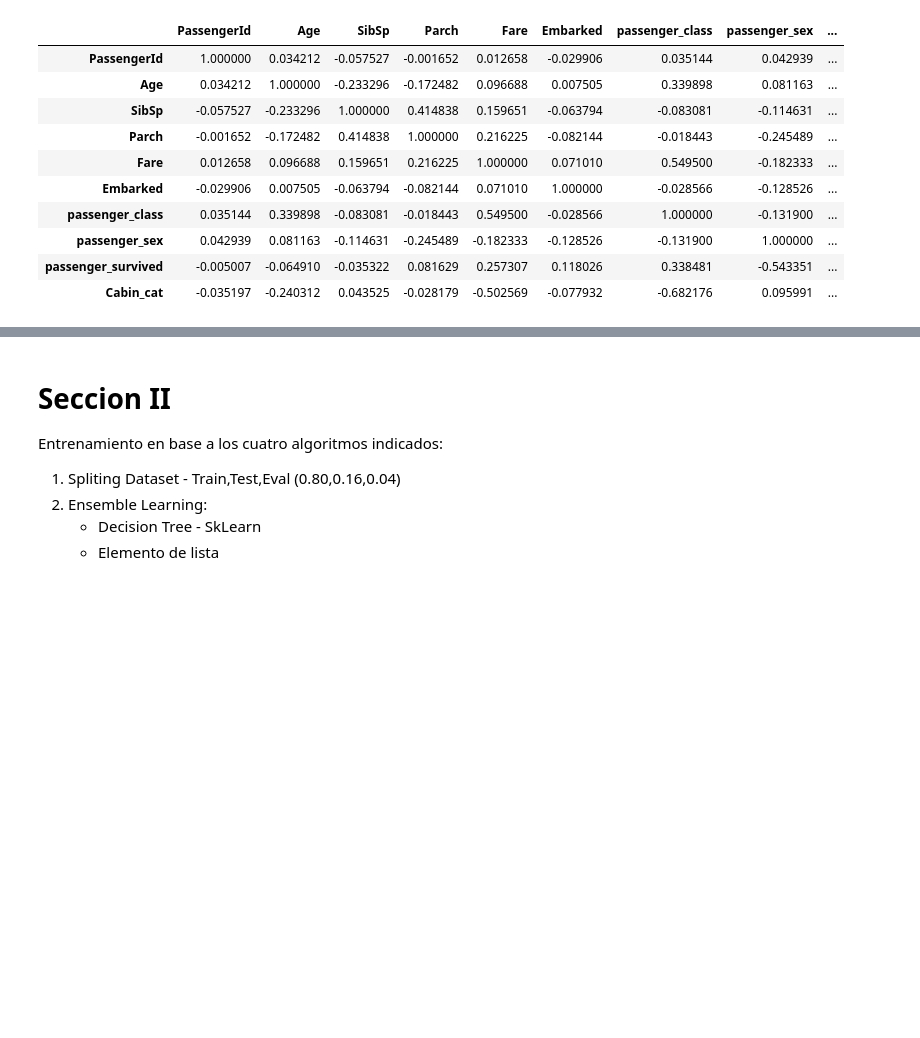
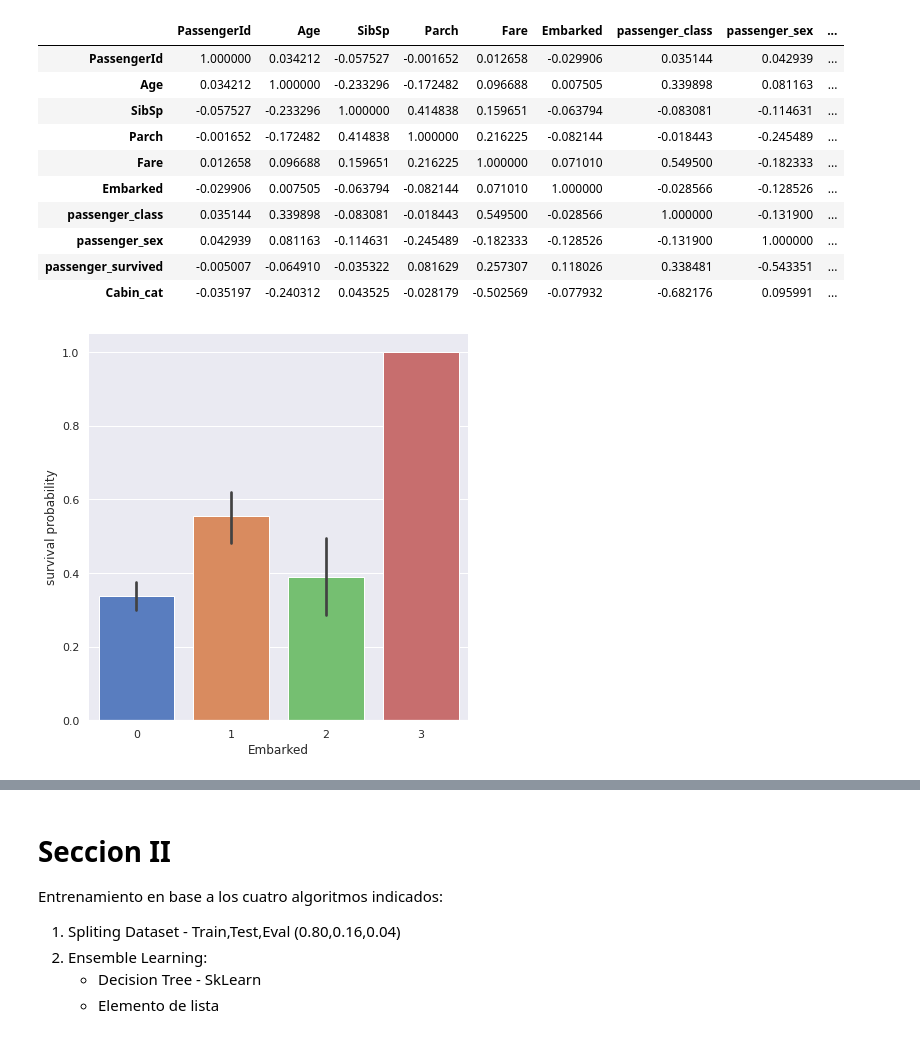
Before and after one commit to JS-DS-coder/CienciaDeDatos2021, a Jupyter notebook: sobreviviendoaltitanicyaSL.ipynb, the cells around one changed output, grey strips where cells are left out. Saved outputs shown, nothing was run; the diff lists cells and outputs as text; code cells hidden in the pictures; blank space fills up the shorter version.

```diff
--- a/sobreviviendoaltitanicyaSL.ipynb
+++ b/sobreviviendoaltitanicyaSL.ipynb
@@ -293,3 +295,10 @@ corrpearson
 | passenger_sex | 0.042939 | 0.081163 | -0.114631 | -0.245489 | -0.182333 | -0.128526 | -0.131900 | 1.000000 | ... |
 | passenger_survived | -0.005007 | -0.064910 | -0.035322 | 0.081629 | 0.257307 | 0.118026 | 0.338481 | -0.543351 | ... |
 | Cabin_cat | -0.035197 | -0.240312 | 0.043525 | -0.028179 | -0.502569 | -0.077932 | -0.682176 | 0.095991 | ... |
+# %%
+g = sns.catplot(x="Embarked", y="passenger_survived",  data=dataset,
+                   height=6, kind="bar", palette="muted")
+g.despine(left=True)
+g = g.set_ylabels("survival probability")
+# %% [output]
+[figure, added]
```
Also changed, not shown: parts of 15 cells of this notebook.
